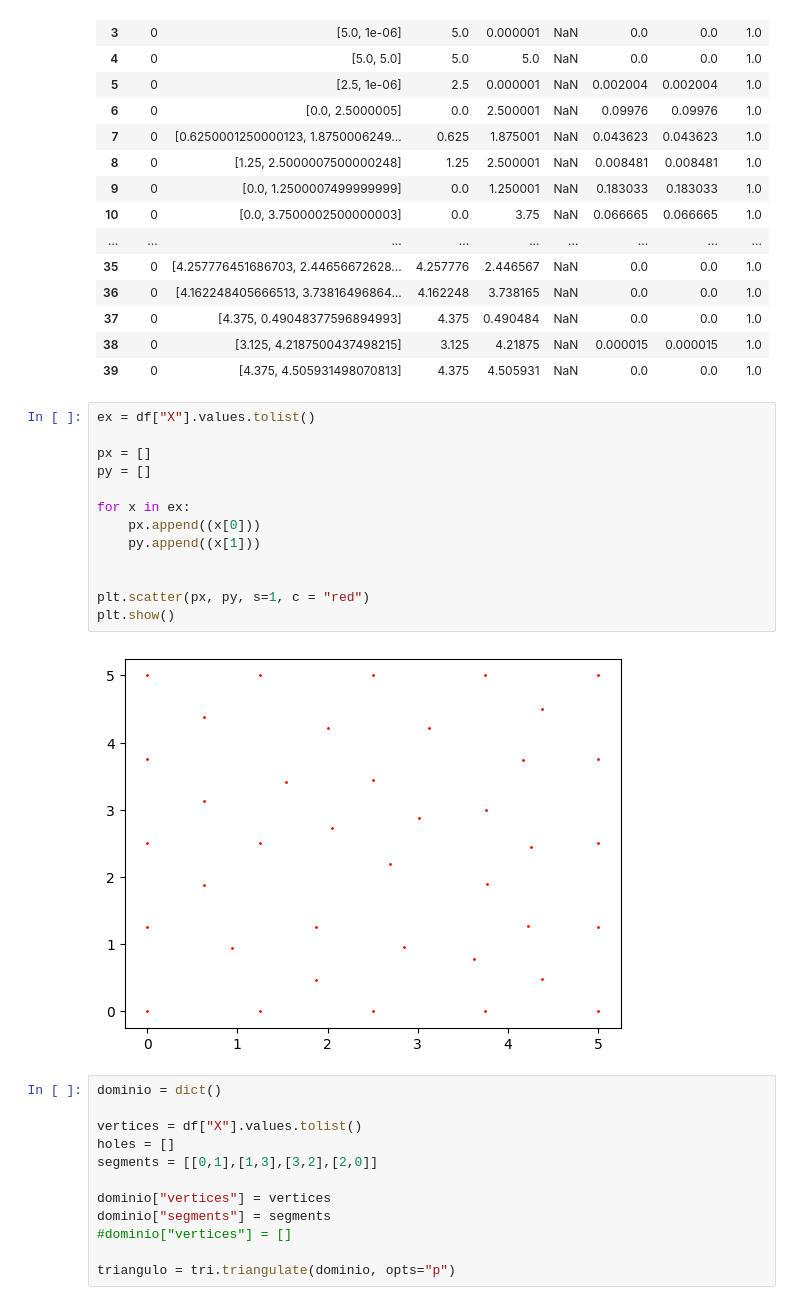
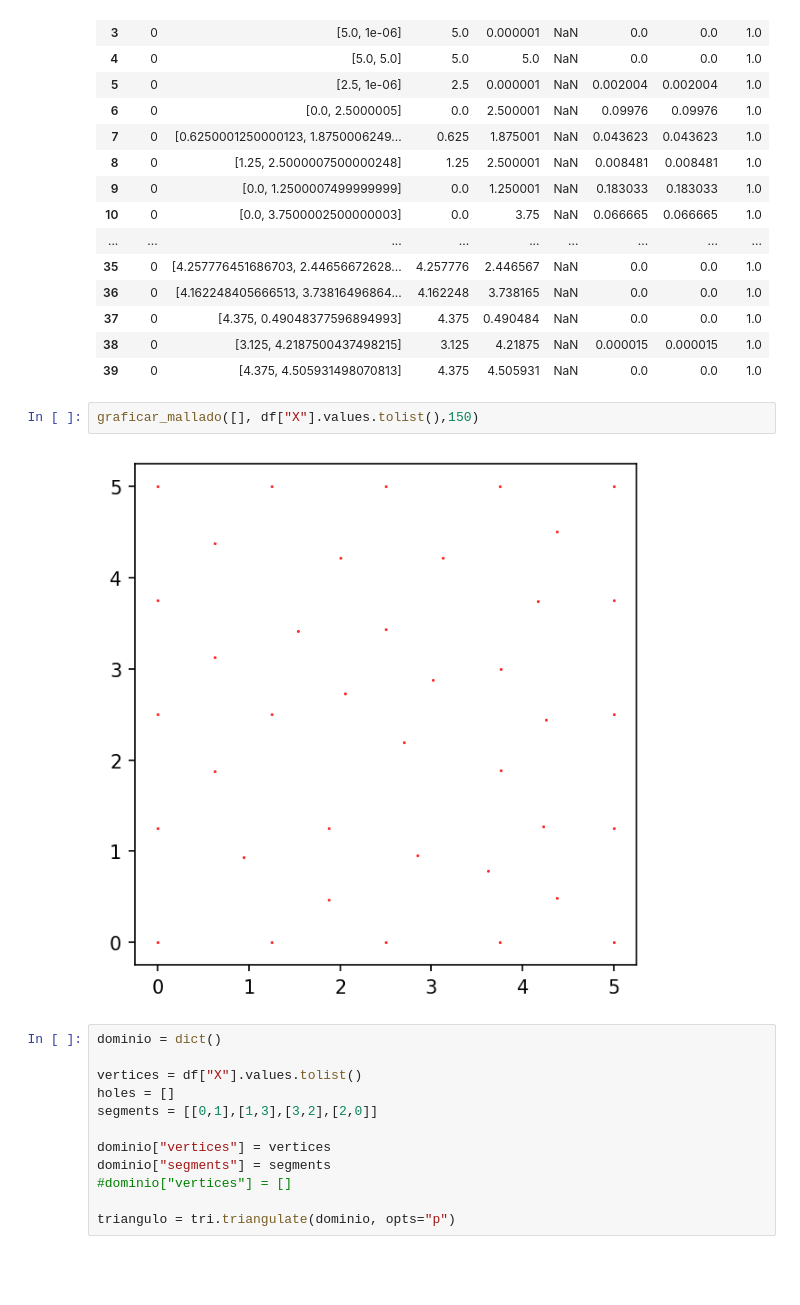
Before and after one commit to NeutralElement/ASHA-Algorithm, a Jupyter notebook: VE-Delau-LP.ipynb, the cells around one changed output. Saved outputs shown, nothing was run; the diff lists cells and outputs as text; blank space fills up the shorter version.

```diff
--- a/VE-Delau-LP.ipynb
+++ b/VE-Delau-LP.ipynb
@@ -242,21 +256,10 @@ df
 | 37 | 0 | [4.375, 0.49048377596894993] | 4.375 | 0.490484 | NaN | 0.0 | 0.0 | 1.0 |
 | 38 | 0 | [3.125, 4.2187500437498215] | 3.125 | 4.21875 | NaN | 0.000015 | 0.000015 | 1.0 |
 | 39 | 0 | [4.375, 4.505931498070813] | 4.375 | 4.505931 | NaN | 0.0 | 0.0 | 1.0 |
-# %%
-ex = df["X"].values.tolist()
-
-px = []
-py = []
-
-for x in ex:
-    px.append((x[0]))
-    py.append((x[1]))
-
-
-plt.scatter(px, py, s=1, c = "red")
-plt.show()
-# %% [output]
-[figure, removed]
+# %%
+graficar_mallado([], df["X"].values.tolist(),150)
+# %% [output]
+[figure, added]
 # %%
 dominio = dict()
 
```
Also changed, not shown: parts of 18 cells of this notebook, 1 other file.
